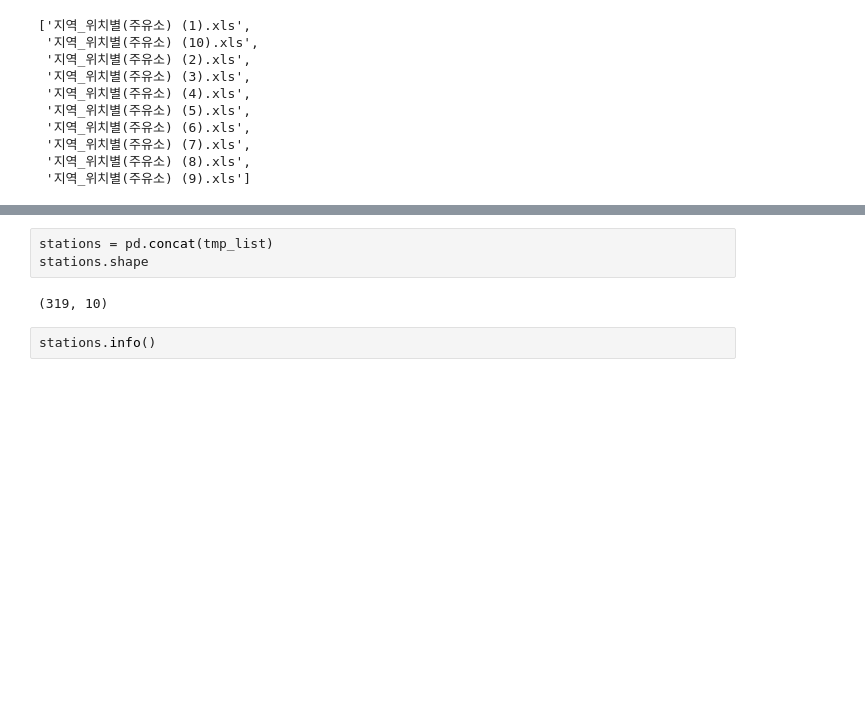
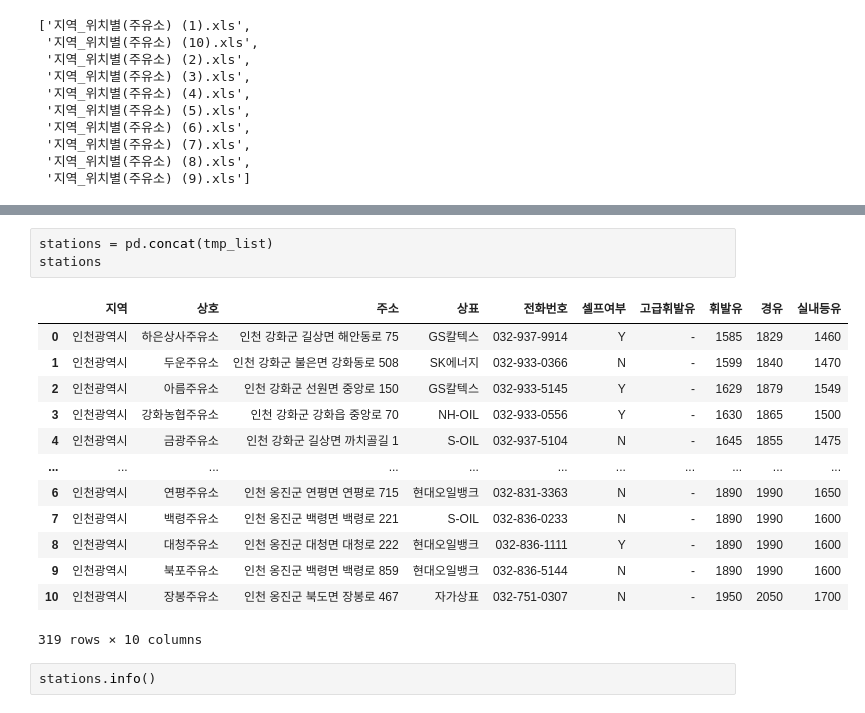
Before and after one commit to Eui9179/AI-DS, a Jupyter notebook: Exercises/Week10/draw_gas_station_graph.ipynb, the cells around one changed output, grey strips where cells are left out. Drawn from its saved outputs; the diff is of its cells as text; blank space fills up the shorter version.

```diff
--- a/Exercises/Week10/draw_gas_station_graph.ipynb
+++ b/Exercises/Week10/draw_gas_station_graph.ipynb
@@ -43,9 +43,21 @@ tmp_list[0]
 | 26 | 인천광역시 | 양갑주유소 | 인천 강화군 교동면 교동서로 274 | SK에너지 | 032-933-8126 | N | - | 1795 | 1990 | 1695 |
 # %%
 stations = pd.concat(tmp_list)
-stations.shape
+stations
 # %% [output]
+|  | 지역 | 상호 | 주소 | 상표 | 전화번호 | 셀프여부 | 고급휘발유 | 휘발유 | 경유 | 실내등유 |
+| 0 | 인천광역시 | 하은상사주유소 | 인천 강화군 길상면 해안동로 75 | GS칼텍스 | 032-937-9914 | Y | - | 1585 | 1829 | 1460 |
+| 1 | 인천광역시 | 두운주유소 | 인천 강화군 불은면 강화동로 508 | SK에너지 | 032-933-0366 | N | - | 1599 | 1840 | 1470 |
+| 2 | 인천광역시 | 아름주유소 | 인천 강화군 선원면 중앙로 150 | GS칼텍스 | 032-933-5145 | Y | - | 1629 | 1879 | 1549 |
+| 3 | 인천광역시 | 강화농협주유소 | 인천 강화군 강화읍 중앙로 70 | NH-OIL | 032-933-0556 | Y | - | 1630 | 1865 | 1500 |
+| 4 | 인천광역시 | 금광주유소 | 인천 강화군 길상면 까치골길 1 | S-OIL | 032-937-5104 | N | - | 1645 | 1855 | 1475 |
+| ... | ... | ... | ... | ... | ... | ... | ... | ... | ... | ... |
+| 6 | 인천광역시 | 연평주유소 | 인천 옹진군 연평면 연평로 715 | 현대오일뱅크 | 032-831-3363 | N | - | 1890 | 1990 | 1650 |
+| 7 | 인천광역시 | 백령주유소 | 인천 옹진군 백령면 백령로 221 | S-OIL | 032-836-0233 | N | - | 1890 | 1990 | 1600 |
+| 8 | 인천광역시 | 대청주유소 | 인천 옹진군 대청면 대청로 222 | 현대오일뱅크 | 032-836-1111 | Y | - | 1890 | 1990 | 1600 |
+| 9 | 인천광역시 | 북포주유소 | 인천 옹진군 백령면 백령로 859 | 현대오일뱅크 | 032-836-5144 | N | - | 1890 | 1990 | 1600 |
+| 10 | 인천광역시 | 장봉주유소 | 인천 옹진군 북도면 장봉로 467 | 자가상표 | 032-751-0307 | N | - | 1950 | 2050 | 1700 |
-(319, 10)
+319 rows × 10 columns
 # %%
 stations.info()
 # %% [output]
```
Also changed, not shown: 1 other file.
